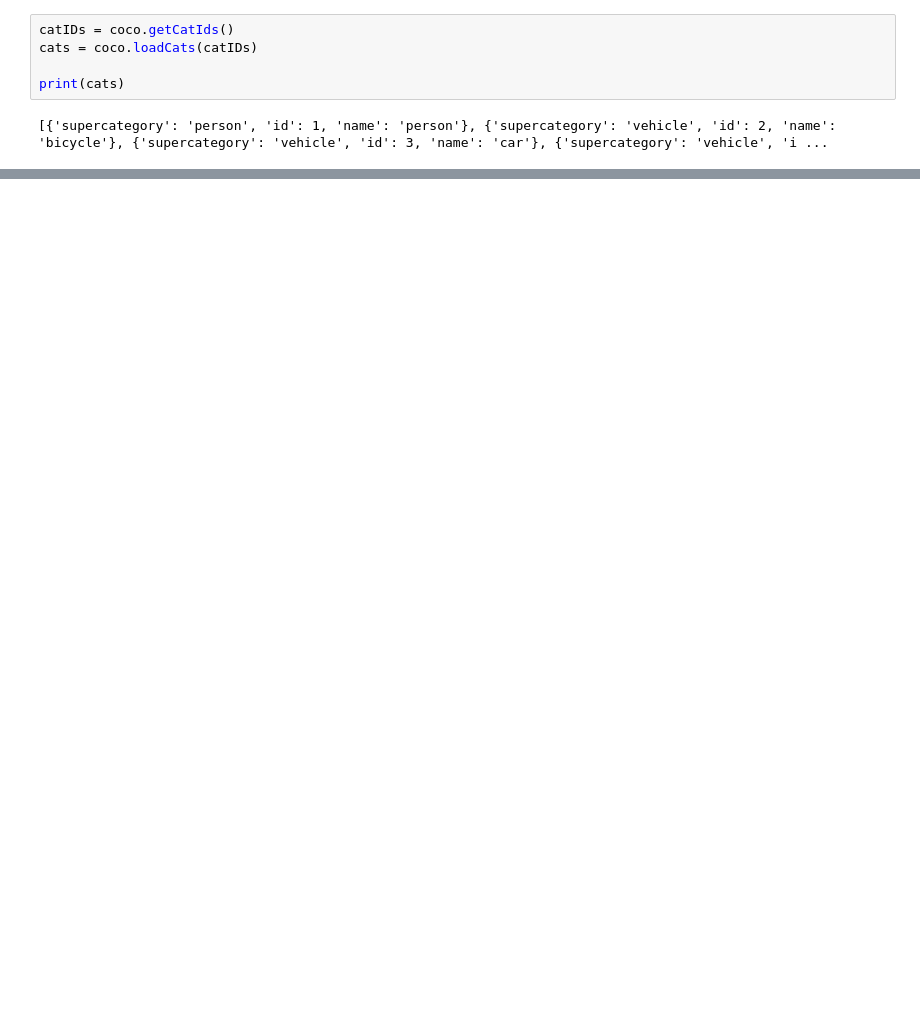
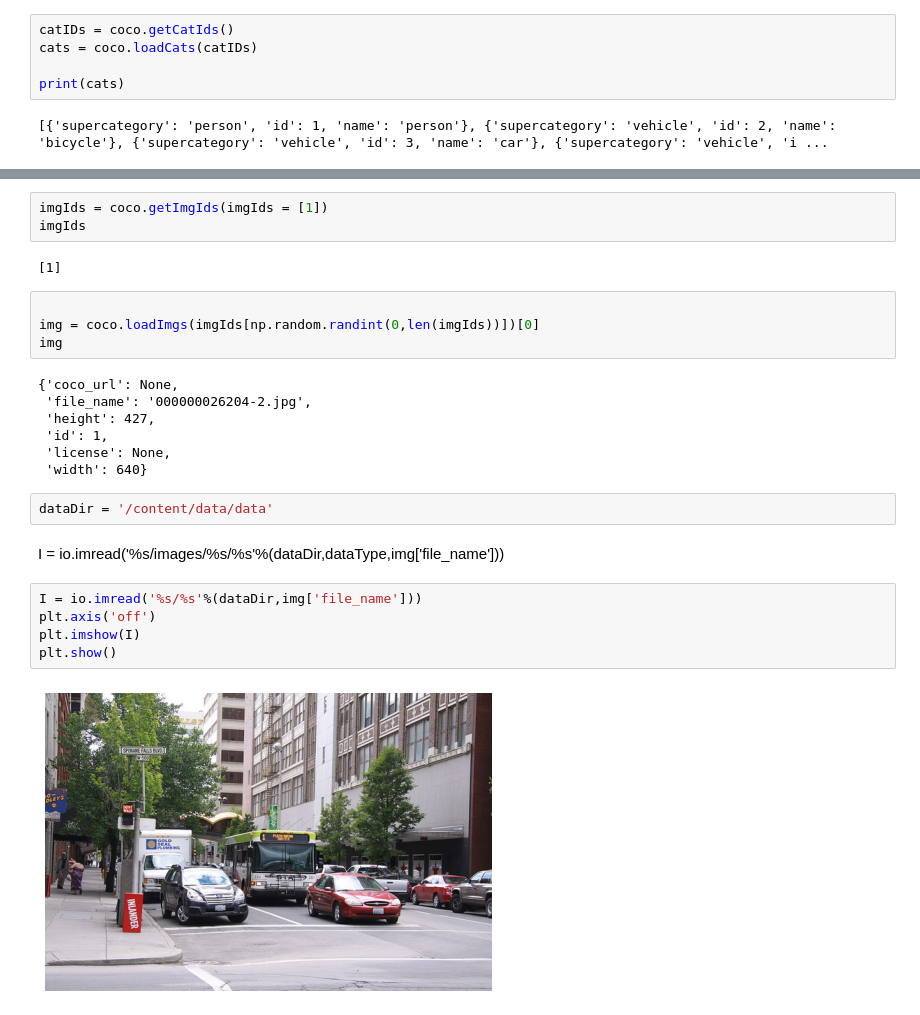
Before and after one commit to shinzokuro/Cnn, a Jupyter notebook: fiftyone.ipynb, the cells around one changed output, grey strips where cells are left out. Cells and saved outputs as stored; diff of their text form; blank space fills up the shorter version.

```diff
--- a/fiftyone.ipynb
+++ b/fiftyone.ipynb
@@ -177,0 +140,27 @@ print(cats)
+# %%
+imgIds = coco.getImgIds(imgIds = [1])
+imgIds
+# %% [output]
+[1]
+# %%
+
+img = coco.loadImgs(imgIds[np.random.randint(0,len(imgIds))])[0]
+img
+# %% [output]
+{'coco_url': None,
+ 'file_name': '000000026204-2.jpg',
+ 'height': 427,
+ 'id': 1,
+ 'license': None,
+ 'width': 640}
+# %%
+dataDir = '/content/data/data'
+# %% [markdown]
+I = io.imread('%s/images/%s/%s'%(dataDir,dataType,img['file_name']))
+# %%
+I = io.imread('%s/%s'%(dataDir,img['file_name']))
+plt.axis('off')
+plt.imshow(I)
+plt.show()
+# %% [output]
+[figure, added]
```
Also changed, not shown: parts of 15 cells of this notebook.
